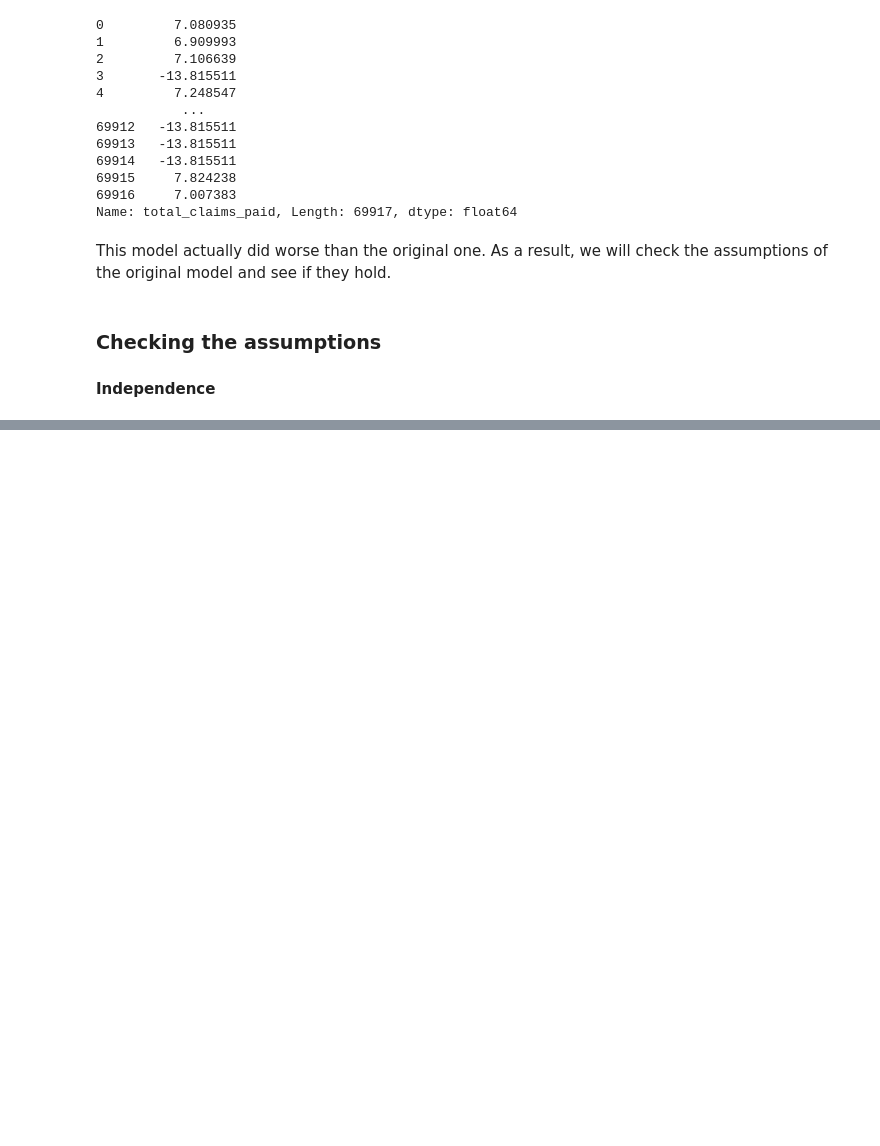
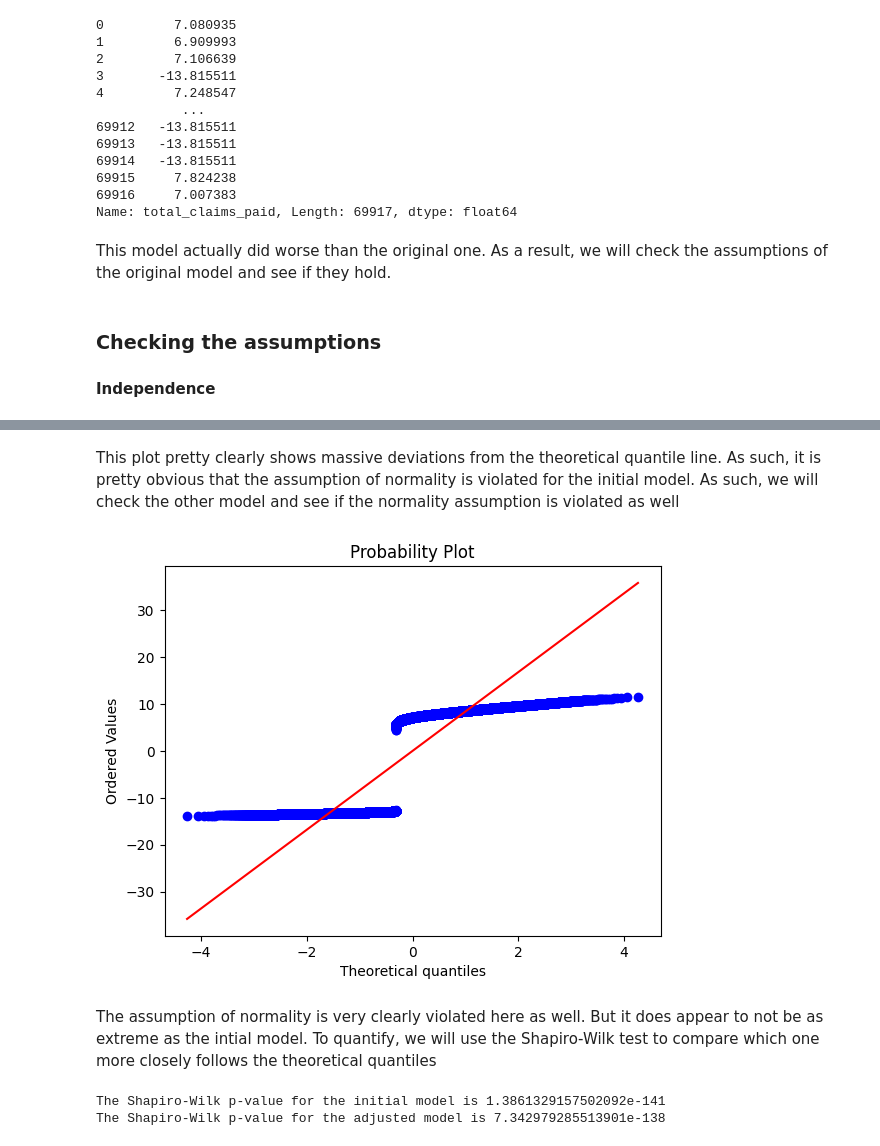
Before and after one commit to jmc8290/dataScienceFoundationsProject, a Jupyter notebook: workbooks/linearAssumptionsWorkbook.ipynb, the cells around one changed output, grey strips where cells are left out. Saved outputs shown, nothing was run; the diff lists cells and outputs as text; code cells hidden in the pictures; blank space fills up the shorter version.

```diff
--- a/workbooks/linearAssumptionsWorkbook.ipynb
+++ b/workbooks/linearAssumptionsWorkbook.ipynb
@@ -119,0 +113,17 @@ This model actually did worse than the original one. As a result, we will check
+# %% [markdown]
+This plot pretty clearly shows massive deviations from the theoretical quantile line. As such, it is pretty obvious that the assumption of normality is violated for the initial model. As such, we will check the other model and see if the normality assumption is violated as well
+# %%
+stats.probplot(y_adjust_model.resid, dist = "norm", plot = plt)
+plt.show()
+# %% [output]
+[figure, added]
+# %% [markdown]
+The assumption of normality is very clearly violated here as well. But it does appear to not be as extreme as the intial model. To quantify, we will use the Shapiro-Wilk test to compare which one more closely follows the theoretical quantiles
+# %%
+shapiro_i = stats.shapiro(initial_model.resid)
+shapiro_y = stats.shapiro(y_adjust_model.resid)
+
+print(f'The Shapiro-Wilk p-value for the initial model is {shapiro_i[1]}\nThe Shapiro-Wilk p-value for the adjusted model is {shapiro_y[1]}')
+# %% [output]
+The Shapiro-Wilk p-value for the initial model is 1.3861329157502092e-141
+The Shapiro-Wilk p-value for the adjusted model is 7.342979285513901e-138
```
Also changed, not shown: parts of 9 cells of this notebook.
